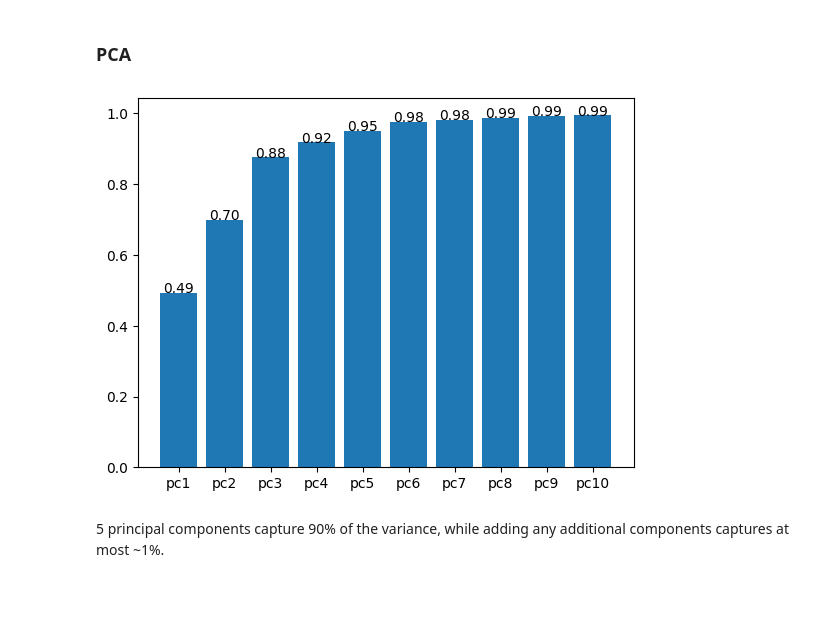
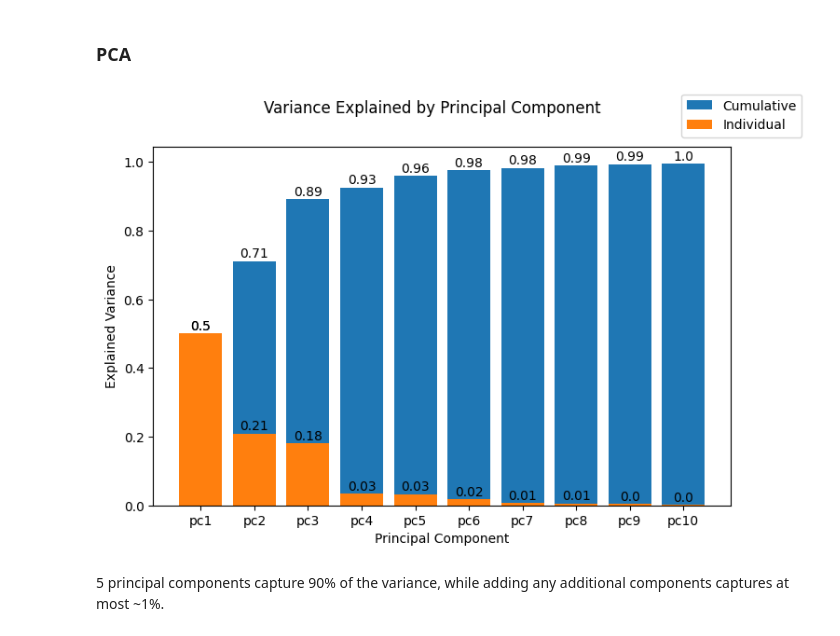
Before and after one commit to MattGroho/tab-hero, a Jupyter notebook: notebooks/unsupervised_pipeline_investigation.ipynb, the cells around one changed output. Saved outputs shown, nothing was run; the diff lists cells and outputs as text; code cells hidden in the pictures; blank space fills up the shorter version.

Commit message:
Formatted PCA visual and added individual explained variance as well.

```diff
--- a/notebooks/unsupervised_pipeline_investigation.ipynb
+++ b/notebooks/unsupervised_pipeline_investigation.ipynb
@@ -471,18 +471,45 @@ data_scaled
 # %% [markdown]
 ### PCA
 # %%
+# Generate PCA dataset
 n_components = 10
 pca = PCA(n_components=n_components).fit(data_scaled)
 
-var_ratios_cum = np.tri(n_components) @ pca.explained_variance_ratio_
+# Acquire explained variance ratios
+var_ratios = pca.explained_variance_ratio_
+var_ratios_cum = np.tri(n_components) @ var_ratios
+
+# Fig settings
+fig, ax = plt.subplots(figsize=(8,5))
+
+# Define column labels and formatting options
 labels = [f"pc{i}" for i in range(1, n_components+1)]
+y_offset = .01
 
-plt.bar(labels, var_ratios_cum)
-for i in range(n_components):
-    plt.text(i, var_ratios_cum[i], f"{var_ratios_cum[i]:.2f}", ha='center')
-# plt.bar(labels, pca.explained_variance_ratio_)
+def label_col_chart(y_data, label_offset, precision=2, **kwargs):
+    for _col in range(len(y_data)):
+        plt.text(
+            _col,
+            y_data[_col] + label_offset,
+            f"{round(y_data[_col], precision)}",
+            **kwargs
+        )
+
+# Plot cumulative
+ax.bar(labels, var_ratios_cum, label='Cumulative')
+label_col_chart(var_ratios_cum, y_offset, ha='center')
+
+# Plot individual
+ax.bar(labels, var_ratios, label='Individual')
+label_col_chart(var_ratios, y_offset, ha='center')
+
+# Figure formatting
+fig.suptitle("Variance Explained by Principal Component")
+ax.set_ylabel("Explained Variance")
+ax.set_xlabel("Principal Component")
+fig.legend();
 # %% [output]
-[figure, old version]
+[figure, new version]
 # %% [markdown]
 5 principal components capture 90% of the variance, while adding any additional components captures at most ~1%.
 # %%
```
Also changed, not shown: parts of 2 cells of this notebook.
